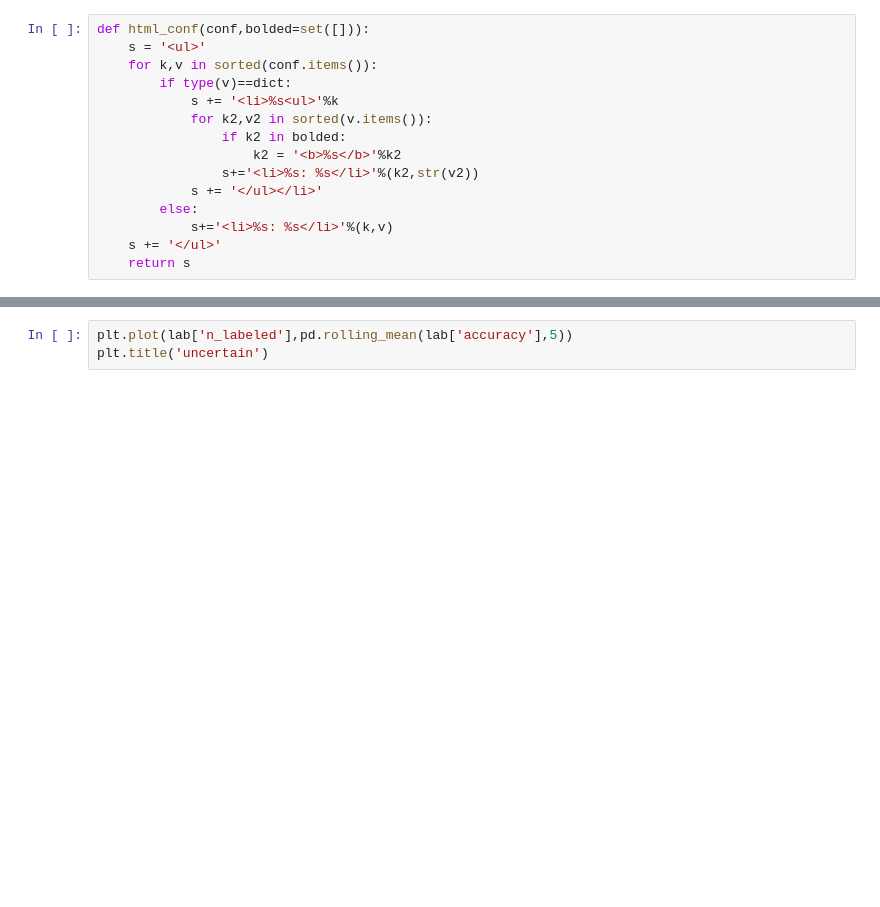
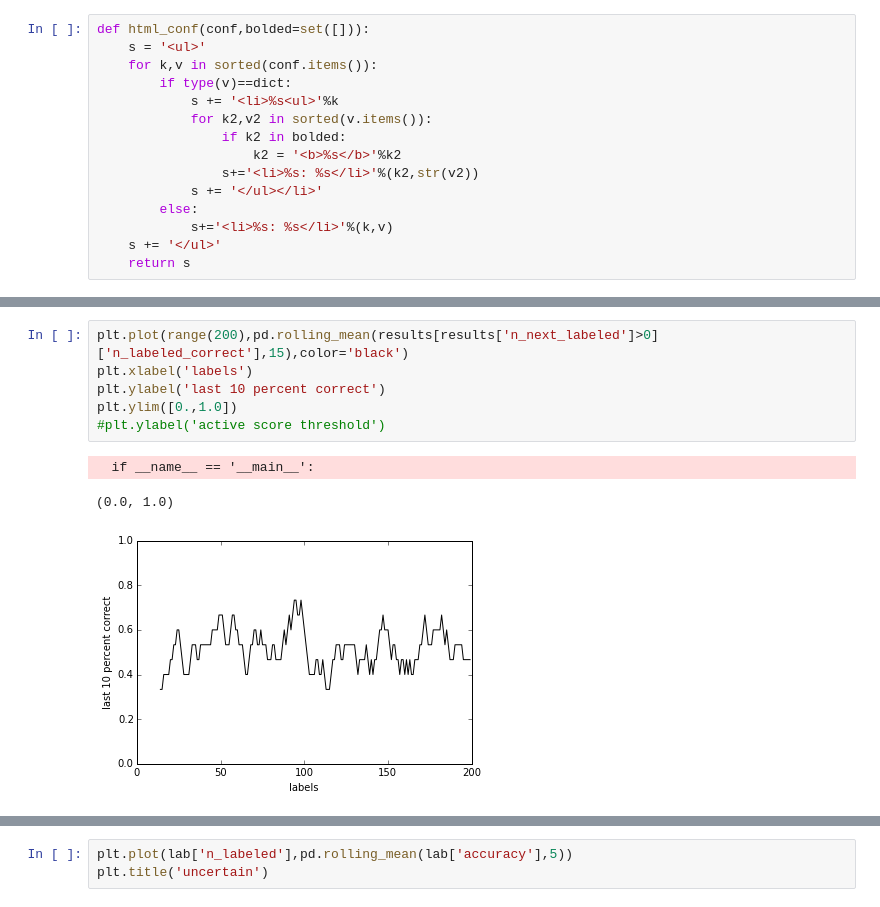
Before and after one commit to melkherj/puddle, a Jupyter notebook: InspectResults.ipynb, the cells around one changed output, grey strips where cells are left out. Saved outputs shown, nothing was run; the diff lists cells and outputs as text; blank space fills up the shorter version.

```diff
--- a/InspectResults.ipynb
+++ b/InspectResults.ipynb
@@ -29,0 +103,10 @@ def html_conf(conf,bolded=set([])):
+# %%
+plt.plot(range(200),pd.rolling_mean(results[results['n_next_labeled']>0]['n_labeled_correct'],15),color='black')
+plt.xlabel('labels')
+plt.ylabel('last 10 percent correct')
+plt.ylim([0.,1.0])
+#plt.ylabel('active score threshold')
+# %% [output]
+  if __name__ == '__main__':
+(0.0, 1.0)
+[figure, added]
```
Also changed, not shown: parts of 15 cells of this notebook, 4 other files.
